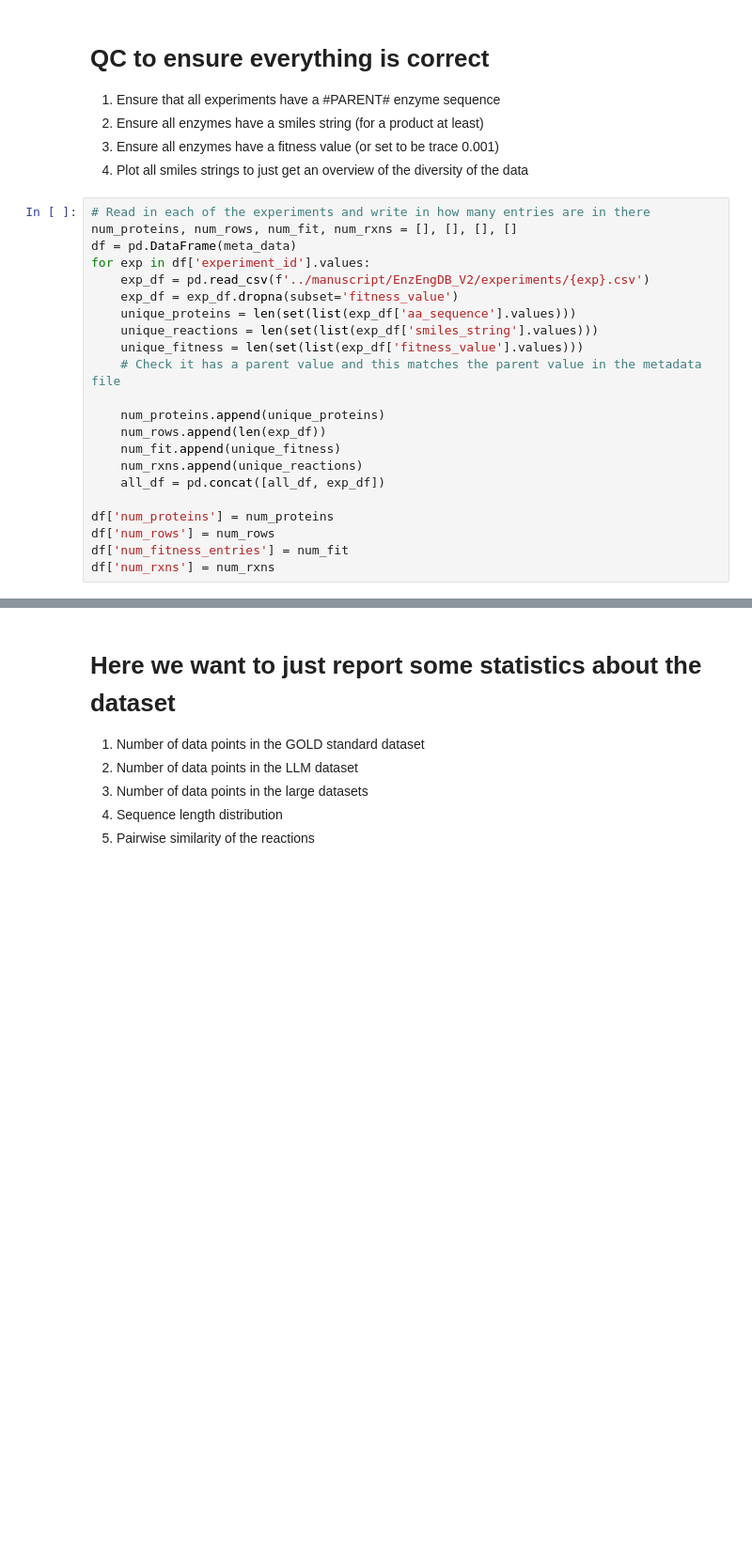
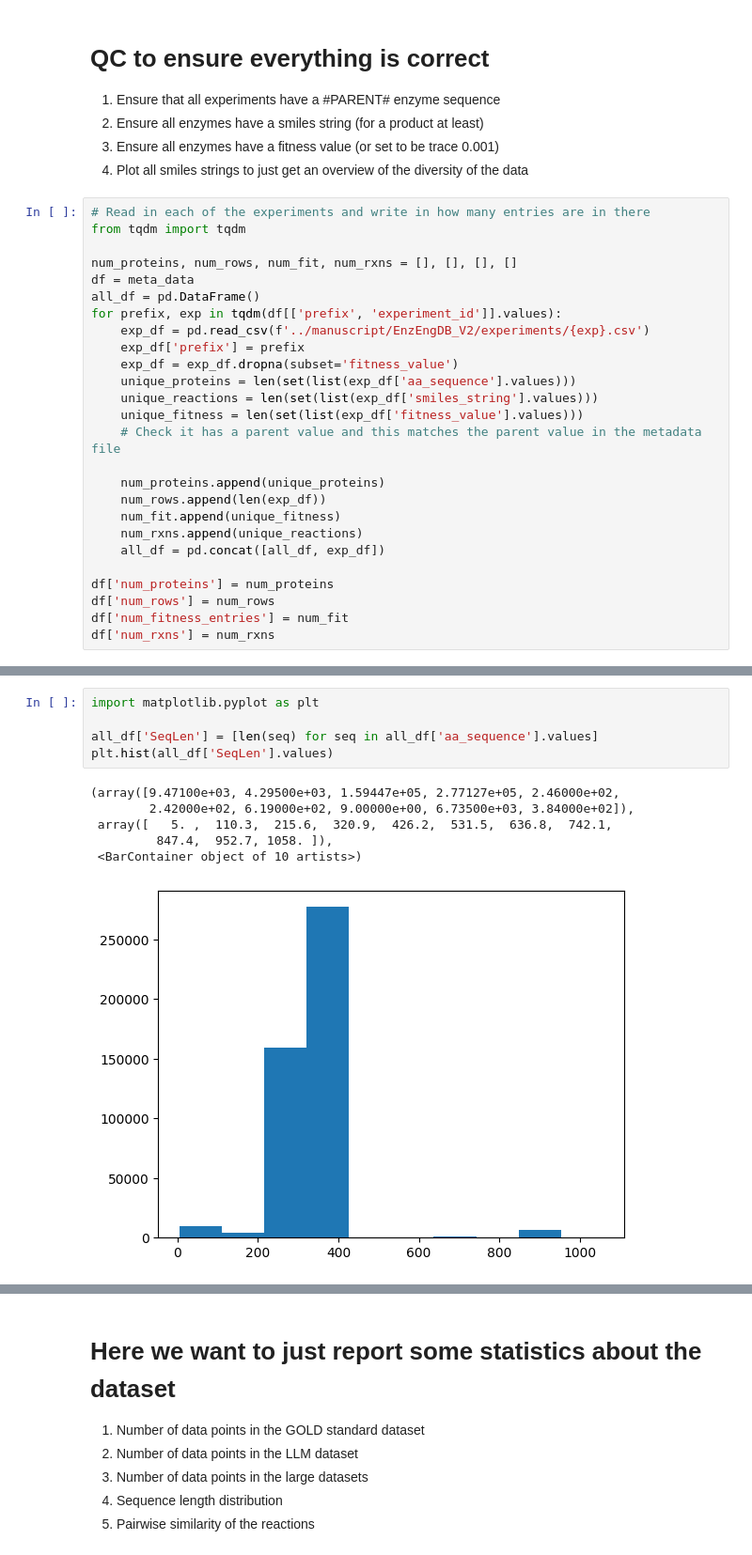
Before and after one commit to fhalab/EnzymeEngineeringDB, a Jupyter notebook: analysis/N9_Database_summary.ipynb, the cells around one changed output, grey strips where cells are left out. Shown at 94% size. Cells and saved outputs as stored; diff of their text form; blank space fills up the shorter version.

```diff
--- a/analysis/N9_Database_summary.ipynb
+++ b/analysis/N9_Database_summary.ipynb
@@ -17,10 +43,14 @@ meta_data = pd.read_excel('../manuscript/EnzEngDB_V2/meta_data.xlsx')
 4. Plot all smiles strings to just get an overview of the diversity of the data
 # %%
 # Read in each of the experiments and write in how many entries are in there
+from tqdm import tqdm
+
 num_proteins, num_rows, num_fit, num_rxns = [], [], [], []
-df = pd.DataFrame(meta_data)
-for exp in df['experiment_id'].values:
+df = meta_data
+all_df = pd.DataFrame()
+for prefix, exp in tqdm(df[['prefix', 'experiment_id']].values):
     exp_df = pd.read_csv(f'../manuscript/EnzEngDB_V2/experiments/{exp}.csv')
+    exp_df['prefix'] = prefix
     exp_df = exp_df.dropna(subset='fitness_value')
     unique_proteins = len(set(list(exp_df['aa_sequence'].values)))
     unique_reactions = len(set(list(exp_df['smiles_string'].values)))
@@ -39,0 +125,12 @@ df['num_rxns'] = num_rxns
+# %%
+import matplotlib.pyplot as plt
+
+all_df['SeqLen'] = [len(seq) for seq in all_df['aa_sequence'].values]
+plt.hist(all_df['SeqLen'].values)
+# %% [output]
+(array([9.47100e+03, 4.29500e+03, 1.59447e+05, 2.77127e+05, 2.46000e+02,
+        2.42000e+02, 6.19000e+02, 9.00000e+00, 6.73500e+03, 3.84000e+02]),
+ array([   5. ,  110.3,  215.6,  320.9,  426.2,  531.5,  636.8,  742.1,
+         847.4,  952.7, 1058. ]),
+ <BarContainer object of 10 artists>)
+[figure, added]
```
Also changed, not shown: parts of 13 cells of this notebook.
